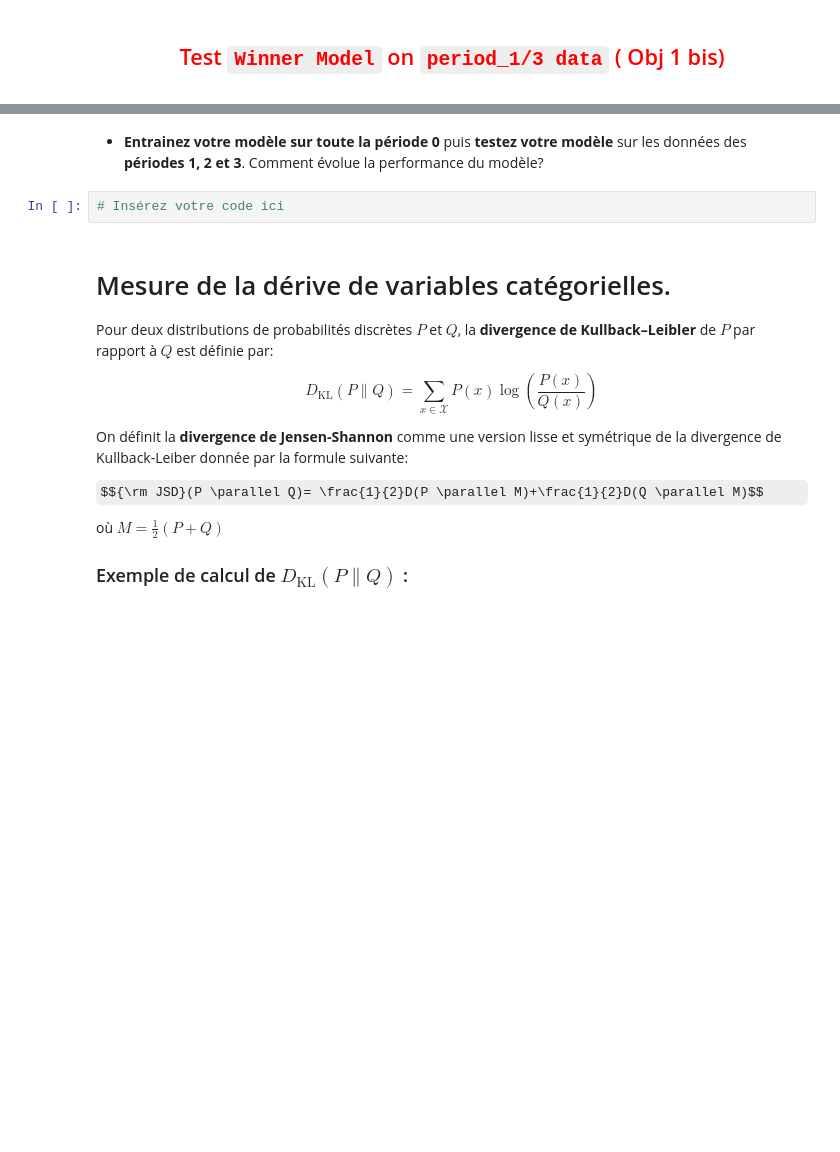
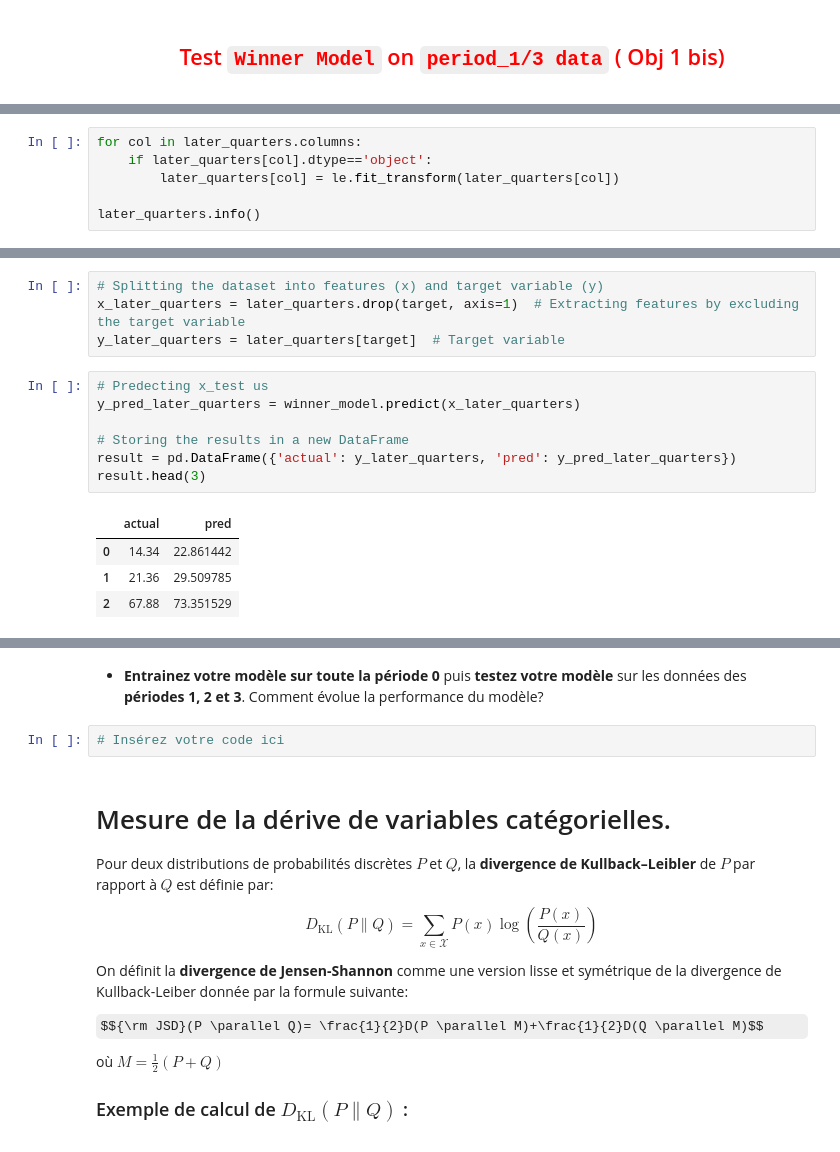
Before and after one commit to labrijisaad/Technical-Test-AXA-Direct-Assurance, a Jupyter notebook: notebooks/TestTechniqueDerive_Sujet.ipynb, the cells around one changed output, grey strips where cells are left out. Cells and saved outputs as stored; diff of their text form; some formulas as TeX source; blank space fills up the shorter version.

```diff
--- a/notebooks/TestTechniqueDerive_Sujet.ipynb
+++ b/notebooks/TestTechniqueDerive_Sujet.ipynb
@@ -550,0 +635,6 @@ GradientBoostingRegressor()
+# %%
+for col in later_quarters.columns:
+    if later_quarters[col].dtype=='object':
+        later_quarters[col] = le.fit_transform(later_quarters[col])
+
+later_quarters.info()
@@ -550,0 +659,16 @@ GradientBoostingRegressor()
+# %%
+# Splitting the dataset into features (x) and target variable (y)
+x_later_quarters = later_quarters.drop(target, axis=1)  # Extracting features by excluding the target variable
+y_later_quarters = later_quarters[target]  # Target variable
+# %%
+# Predecting x_test us
+y_pred_later_quarters = winner_model.predict(x_later_quarters)
+
+# Storing the results in a new DataFrame
+result = pd.DataFrame({'actual': y_later_quarters, 'pred': y_pred_later_quarters})
+result.head(3)
+# %% [output]
+|  | actual | pred |
+| 0 | 14.34 | 22.861442 |
+| 1 | 21.36 | 29.509785 |
+| 2 | 67.88 | 73.351529 |
```
Also changed, not shown: parts of 14 cells of this notebook, 1 other file.
